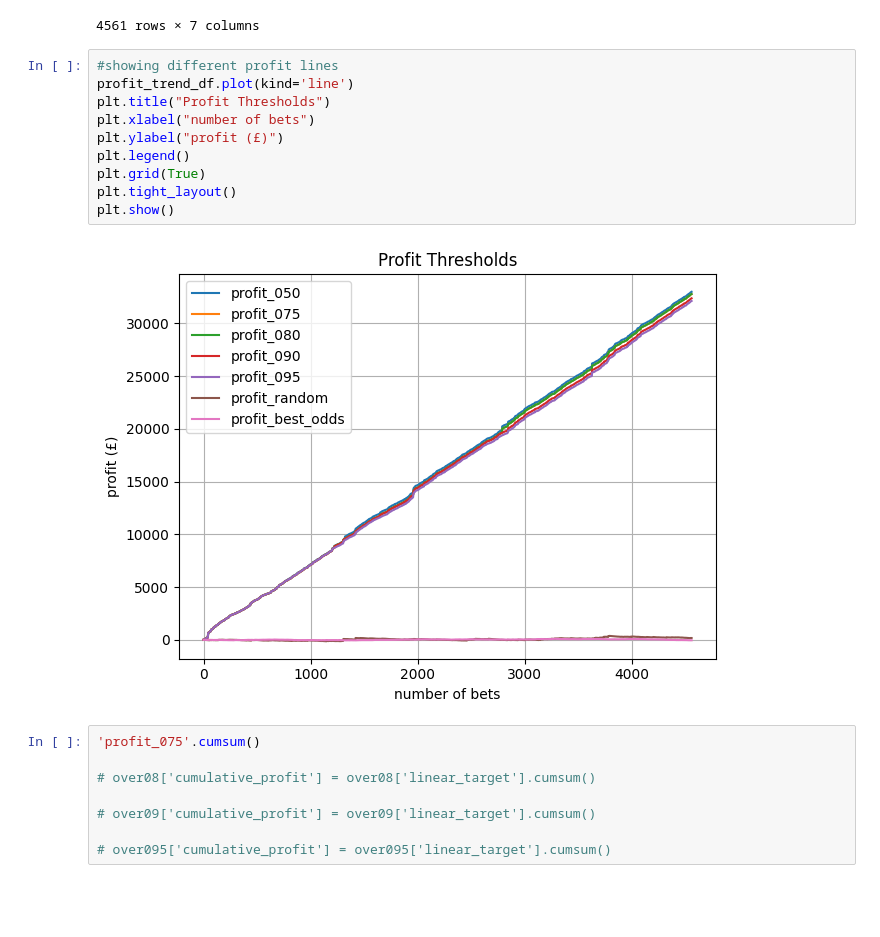
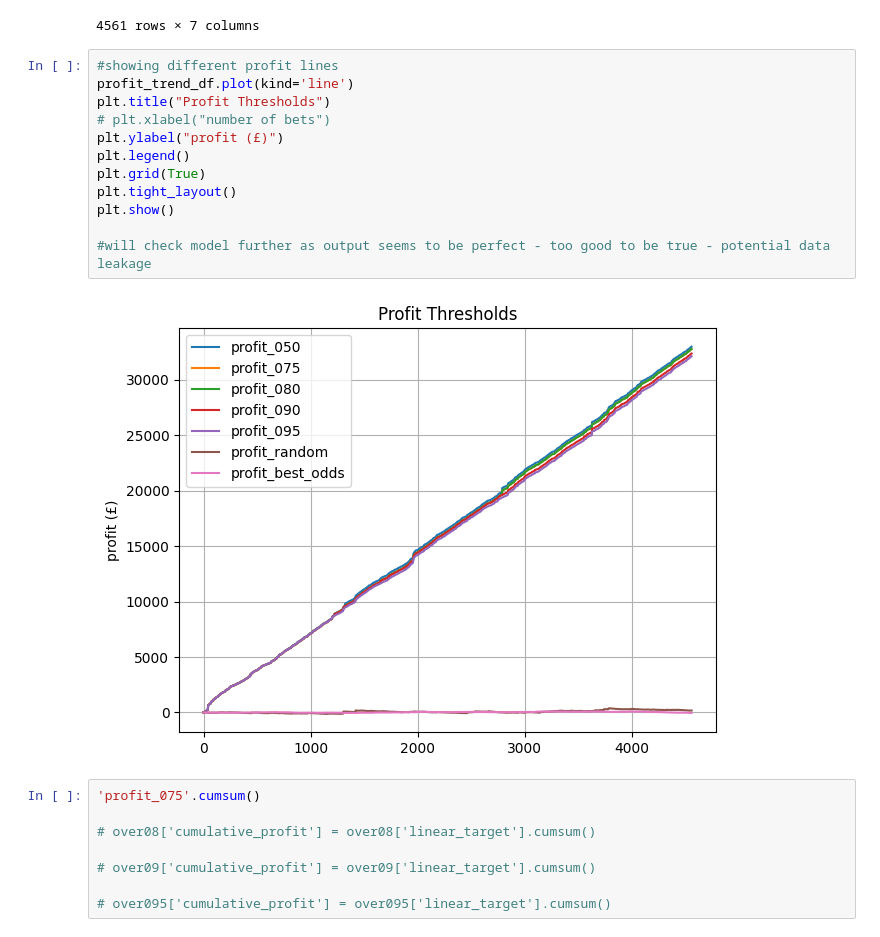
Before and after one commit to Harlequinht/which_horse, a Jupyter notebook: notebook/DNN_Model - Colab Final.ipynb, the cells around one changed output. Cells and saved outputs as stored; diff of their text form; blank space fills up the shorter version.

Commit message:
fitted model

```diff
--- a/notebook/DNN_Model - Colab Final.ipynb
+++ b/notebook/DNN_Model - Colab Final.ipynb
@@ -608,15 +639,17 @@ profit_trend_df
 # %%
 #showing different profit lines
 profit_trend_df.plot(kind='line')
 plt.title("Profit Thresholds")
-plt.xlabel("number of bets")
+# plt.xlabel("number of bets")
 plt.ylabel("profit (£)")
 plt.legend()
 plt.grid(True)
 plt.tight_layout()
 plt.show()
+
+#will check model further as output seems to be perfect - too good to be true - potential data leakage
 # %% [output]
-[figure, old version]
+[figure, new version]
 # %%
 'profit_075'.cumsum()
 
```
Also changed, not shown: parts of 4 cells of this notebook, 1 other file.
